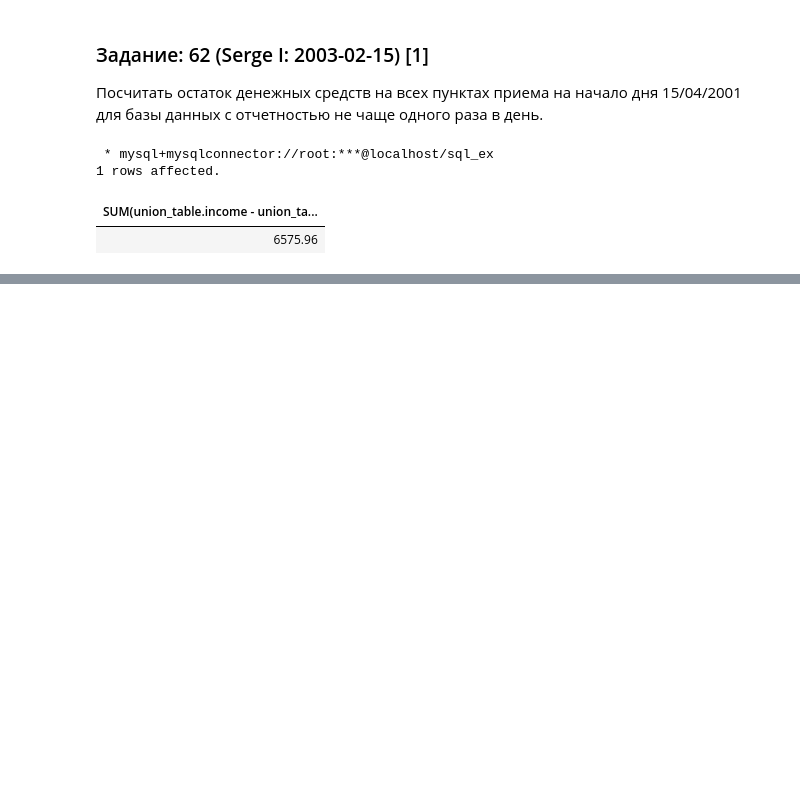
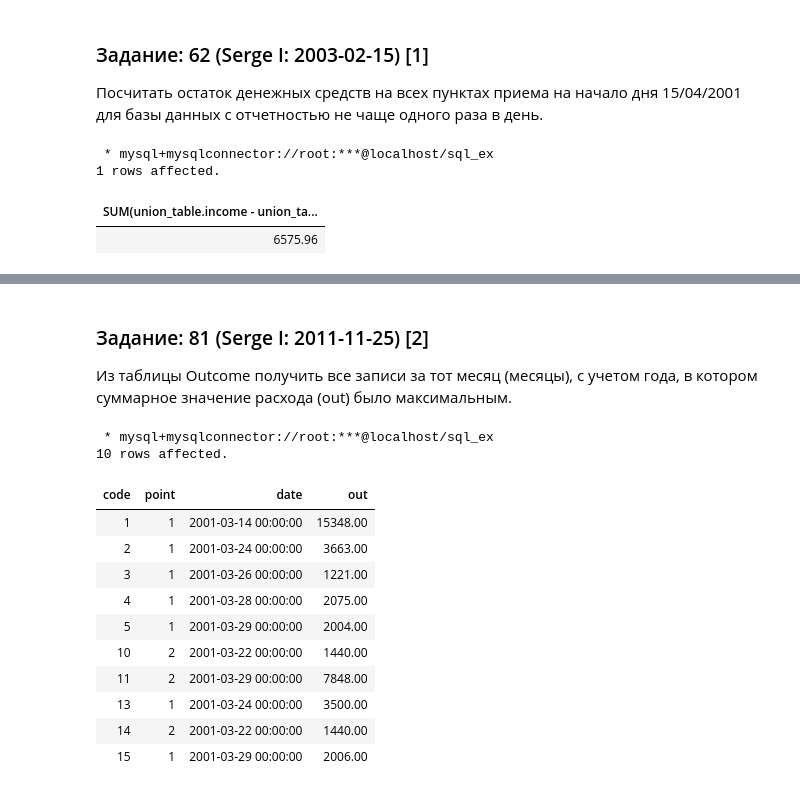
Before and after one commit to dided-s/sql-ex, a Jupyter notebook: select-training/inc-out/tasks.ipynb, the cells around one changed output, grey strips where cells are left out. Cells and saved outputs as stored; diff of their text form; code cells hidden in the pictures; blank space fills up the shorter version.

```diff
--- a/select-training/inc-out/tasks.ipynb
+++ b/select-training/inc-out/tasks.ipynb
@@ -255,0 +344,35 @@ SELECT SUM(union_table.income - union_table.outcome)
+# %% [markdown]
+### Задание: 81 (Serge I: 2011-11-25) [2]
+Из таблицы Outcome получить все записи за тот месяц (месяцы), с учетом года, в котором суммарное значение расхода (out) было максимальным.
+# %%
+%%sql
+  WITH month_table AS (
+           SELECT YEAR(date) AS year,
+                  MONTH(date) AS month,
+                  SUM(outcome.out) AS sum
+             FROM outcome
+            GROUP BY YEAR(date), MONTH(date)),
+       max_sum_month_table AS (
+           SELECT year, month, sum
+             FROM month_table
+            WHERE sum = (SELECT MAX(sum)
+                           FROM month_table))
+SELECT outcome.code, outcome.point, outcome.date, outcome.out
+  FROM outcome
+  JOIN max_sum_month_table
+    ON YEAR(outcome.date) = max_sum_month_table.year
+       AND MONTH(outcome.date) = max_sum_month_table.month;
+# %% [output]
+ * mysql+mysqlconnector://root:***@localhost/sql_ex
+10 rows affected.
+| code | point | date | out |
+| 1 | 1 | 2001-03-14 00:00:00 | 15348.00 |
+| 2 | 1 | 2001-03-24 00:00:00 | 3663.00 |
+| 3 | 1 | 2001-03-26 00:00:00 | 1221.00 |
+| 4 | 1 | 2001-03-28 00:00:00 | 2075.00 |
+| 5 | 1 | 2001-03-29 00:00:00 | 2004.00 |
+| 10 | 2 | 2001-03-22 00:00:00 | 1440.00 |
+| 11 | 2 | 2001-03-29 00:00:00 | 7848.00 |
+| 13 | 1 | 2001-03-24 00:00:00 | 3500.00 |
+| 14 | 2 | 2001-03-22 00:00:00 | 1440.00 |
+| 15 | 1 | 2001-03-29 00:00:00 | 2006.00 |
```
Also changed, not shown: parts of 5 cells of this notebook, 3 other files.
